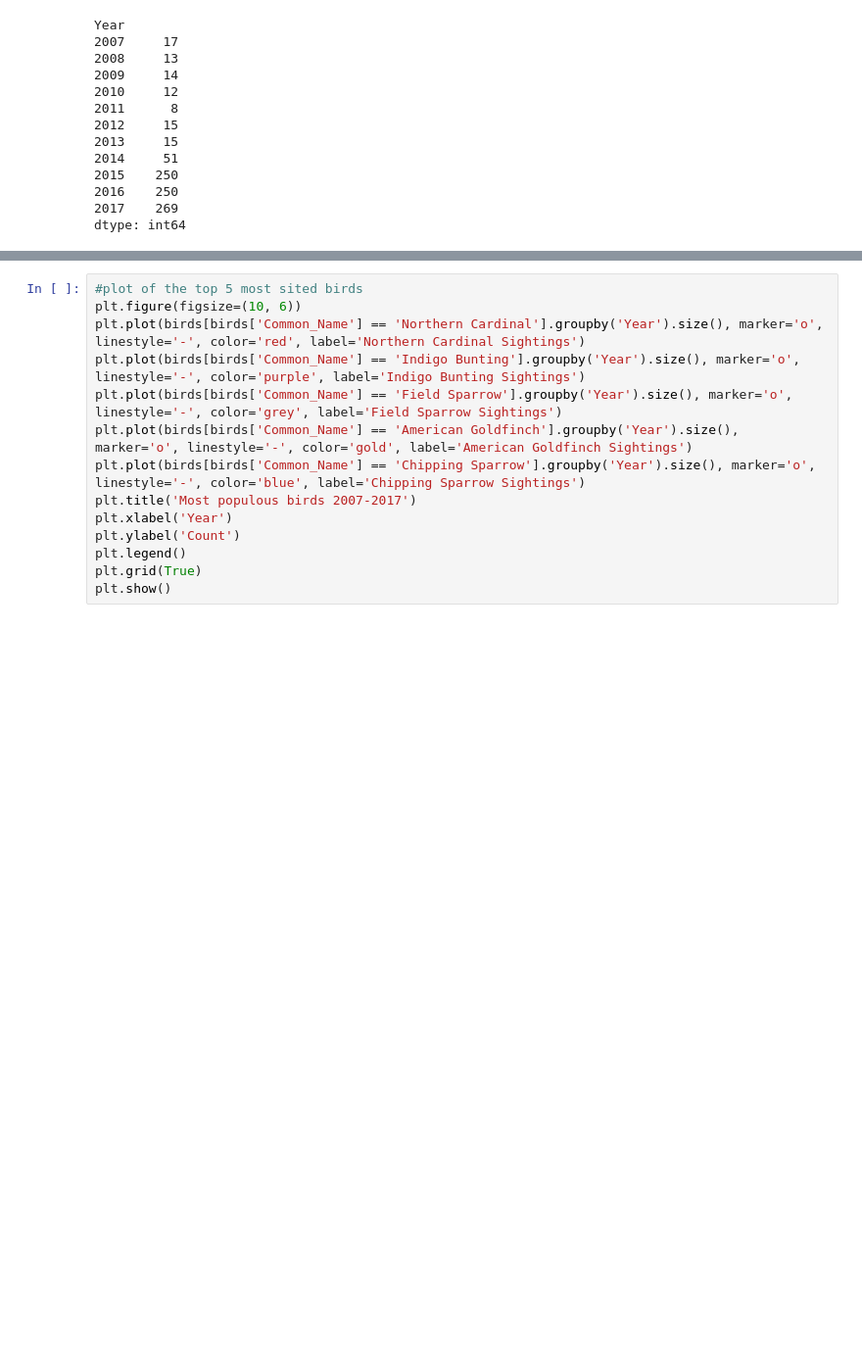
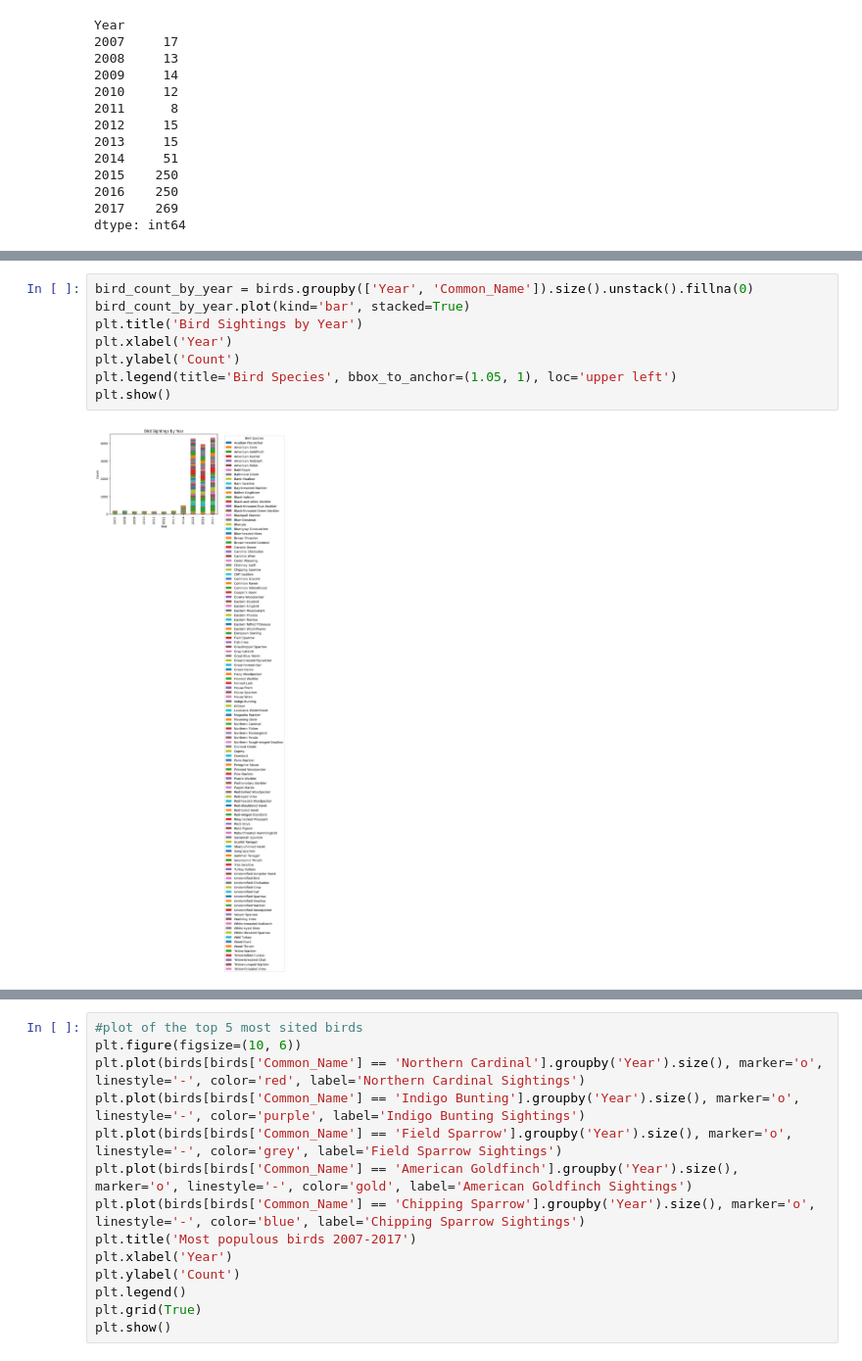
Before and after one commit to Zenon-Nowakowski/Bird-watching-data-analysis, a Jupyter notebook: main.ipynb, the cells around one changed output, grey strips where cells are left out. Shown at 98% size. Cells and saved outputs as stored; diff of their text form; blank space fills up the shorter version.

```diff
--- a/main.ipynb
+++ b/main.ipynb
@@ -66,0 +119,10 @@ dtype: int64
+# %%
+bird_count_by_year = birds.groupby(['Year', 'Common_Name']).size().unstack().fillna(0)
+bird_count_by_year.plot(kind='bar', stacked=True)
+plt.title('Bird Sightings by Year')
+plt.xlabel('Year')
+plt.ylabel('Count')
+plt.legend(title='Bird Species', bbox_to_anchor=(1.05, 1), loc='upper left')
+plt.show()
+# %% [output]
+[figure, added]
```
Also changed, not shown: parts of 25 cells of this notebook, 7 other files.
